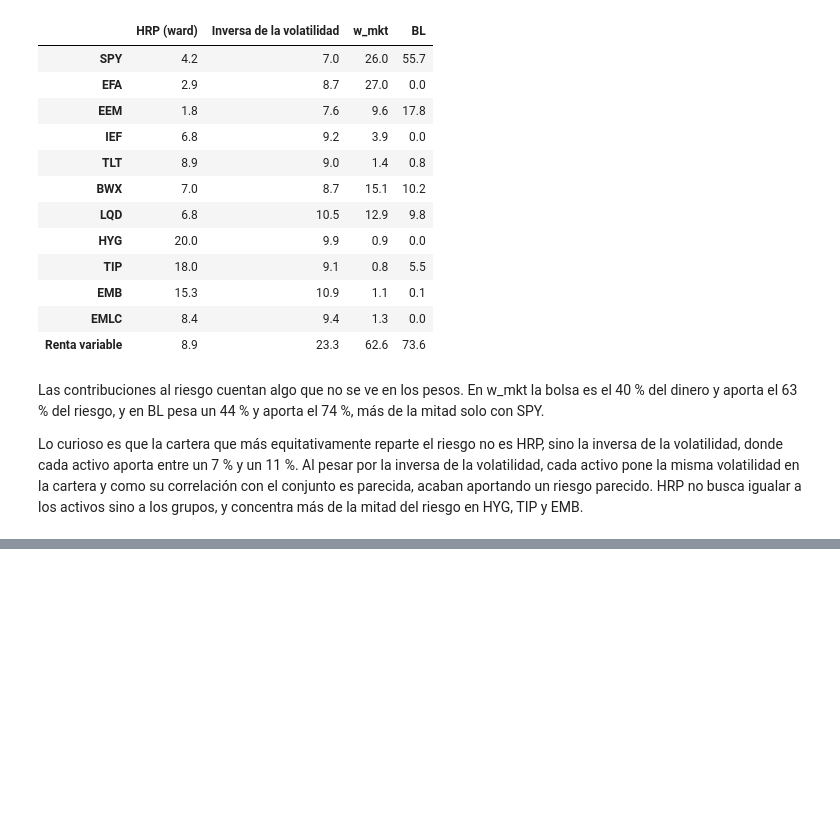
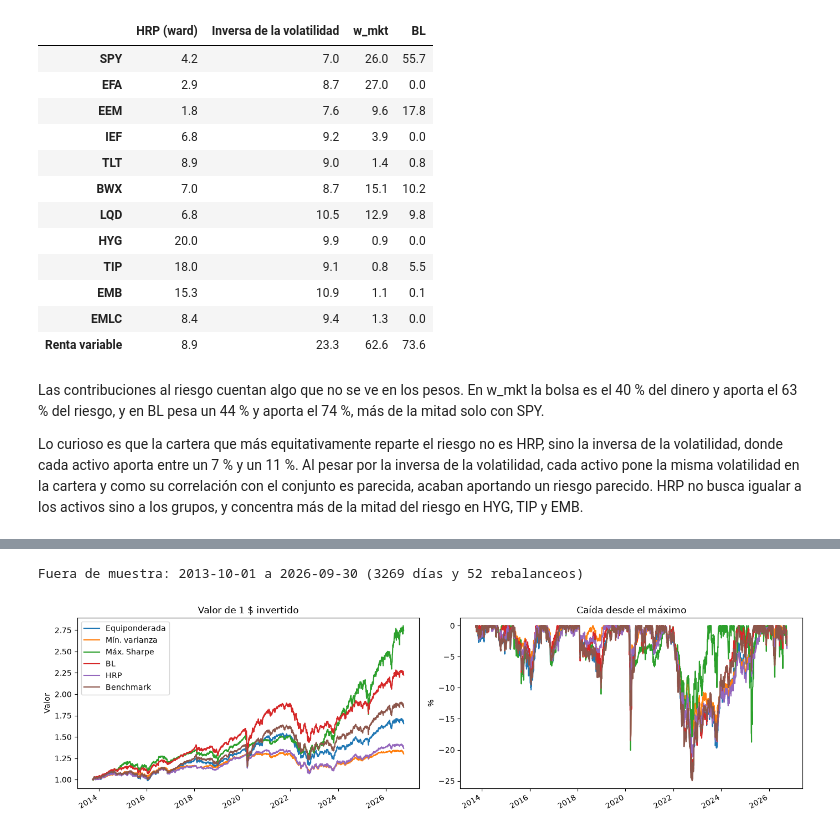
Before and after one commit to hectoorperezz/quant-management, a Jupyter notebook: notebooks/03_bl_hrp.ipynb, the cells around one changed output, grey strips where cells are left out. Saved outputs shown, nothing was run; the diff lists cells and outputs as text; code cells hidden in the pictures; blank space fills up the shorter version.

Commit message:
feat(p3): backtest fuera de muestra de las cinco carteras y conclusión

```diff
--- a/notebooks/03_bl_hrp.ipynb
+++ b/notebooks/03_bl_hrp.ipynb
@@ -594,0 +605,49 @@ Lo curioso es que la cartera que más equitativamente reparte el riesgo no es HR
+# %%
+from quantmgmt.backtest.engine import effective_assets, run_backtest
+from quantmgmt.data.factors import download_ff_factors
+from quantmgmt.optimizers.mean_variance import min_variance
+
+# Tipo sin riesgo mensual de Ken French, el mismo que usamos en la Práctica 2
+rf_mes = download_ff_factors(start="2010-01-01", end="2026-09-30")["RF"]
+
+def cartera_max_sharpe(r, max_weight=None):
+    # Media y Σ históricas de la ventana, con el tipo sin riesgo medio de esos tres años
+    mu, s = estimate_inputs(r, periods_per_year=252)
+    return max_sharpe(mu, s, rf=rf_mes.loc[r.index[0]:r.index[-1]].mean() * 12, max_weight=max_weight)
+
+def cartera_bl(r, P_=P, Q_=Q, conf_=confianza):
+    # Como en la Parte A, con la Σ de cada ventana. w_mkt, las visiones y las confianzas no cambian
+    _, s = estimate_inputs(r, periods_per_year=252)
+    pi_t = implied_returns(w_mkt, s, risk_aversion(w_mkt, s, SHARPE_MKT))
+    var_ = np.diag(P_ @ (tau * s) @ P_.T)
+    om = pd.DataFrame(np.diag(var_ * (1 - conf_) / conf_), index=P_.index, columns=P_.index)
+    mu, sig = posterior(pi_t, s, P_, Q_, om, tau)
+    return max_sharpe(mu, sig)
+
+ESTRATEGIAS = {
+    "Equiponderada": lambda r: pd.Series(1 / r.shape[1], index=r.columns),
+    "Mín. varianza": lambda r: min_variance(estimate_inputs(r, periods_per_year=252)[1]),
+    "Máx. Sharpe": cartera_max_sharpe,
+    "BL": cartera_bl,
+    "HRP": lambda r: hrp_weights(estimate_inputs(r, periods_per_year=252)[1], method="ward"),
+    "Benchmark": lambda r: w_mkt,
+}
+
+# Rebalanceo trimestral con los tres años anteriores. Cada backtest devuelve retornos, pesos y rotación
+bt = {nombre: run_backtest(rent, estrategia, years=3, freq="QE") for nombre, estrategia in ESTRATEGIAS.items()}
+retornos_bt = pd.DataFrame({nombre: r for nombre, (r, _, _) in bt.items()})
+
+print(f"Fuera de muestra: {retornos_bt.index[0].date()} a {retornos_bt.index[-1].date()} "
+      f"({len(retornos_bt)} días y {len(bt['BL'][1])} rebalanceos)")
+# %% [output]
+Fuera de muestra: 2013-10-01 a 2026-09-30 (3269 días y 52 rebalanceos)
+# %%
+from quantmgmt.risk import drawdown_series
+
+# Valor de 1 $ invertido en octubre de 2013 y caída desde el máximo anterior
+fig, axes = plt.subplots(1, 2, figsize=(14, 4))
+(1 + retornos_bt).cumprod().plot(ax=axes[0], title="Valor de 1 $ invertido", xlabel="", ylabel="Valor")
+(-drawdown_series(retornos_bt) * 100).plot(ax=axes[1], title="Caída desde el máximo", xlabel="", ylabel="%", legend=False)
+plt.tight_layout(); plt.show()
+# %% [output]
+[figure, added]
```
Also changed, not shown: parts of 8 cells of this notebook, 4 other files.
